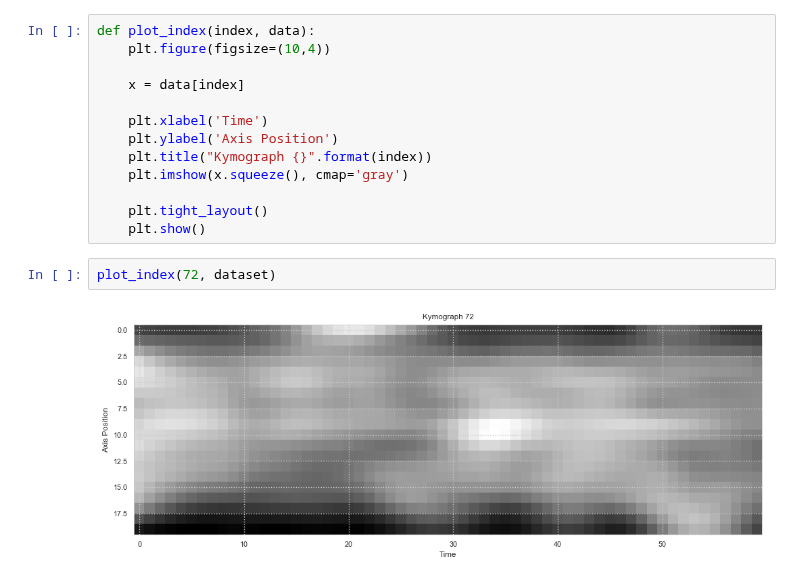
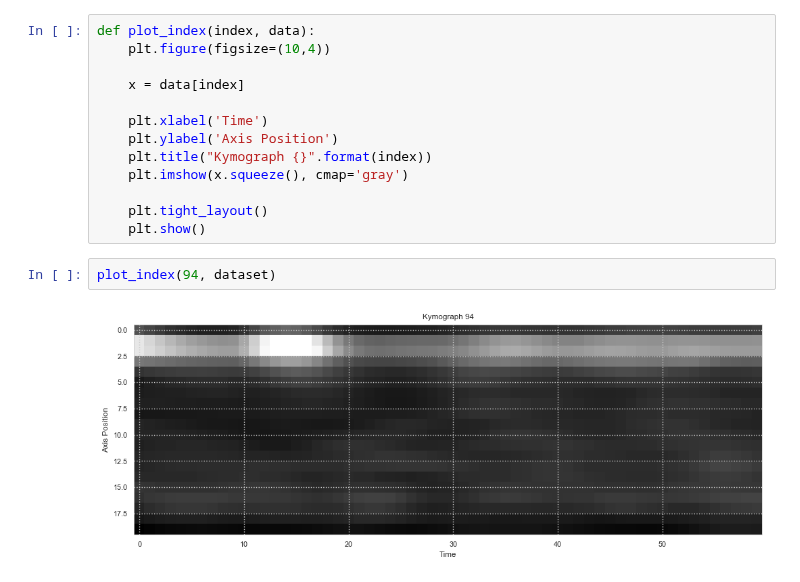
Before and after one commit to jstickelmaier/wonglab-capstone, a Jupyter notebook: DotsTorch/VAE_JC.ipynb, the cells around one changed output. Drawn from its saved outputs; the diff is of its cells as text.

```diff
--- a/DotsTorch/VAE_JC.ipynb
+++ b/DotsTorch/VAE_JC.ipynb
@@ -399,6 +400,6 @@ def plot_index(index, data):
     plt.tight_layout()
     plt.show()
 # %%
-plot_index(72, dataset)
+plot_index(94, dataset)
 # %% [output]
-[figure, old version]
+[figure, new version]
```
Also changed, not shown: parts of 2 cells of this notebook.
